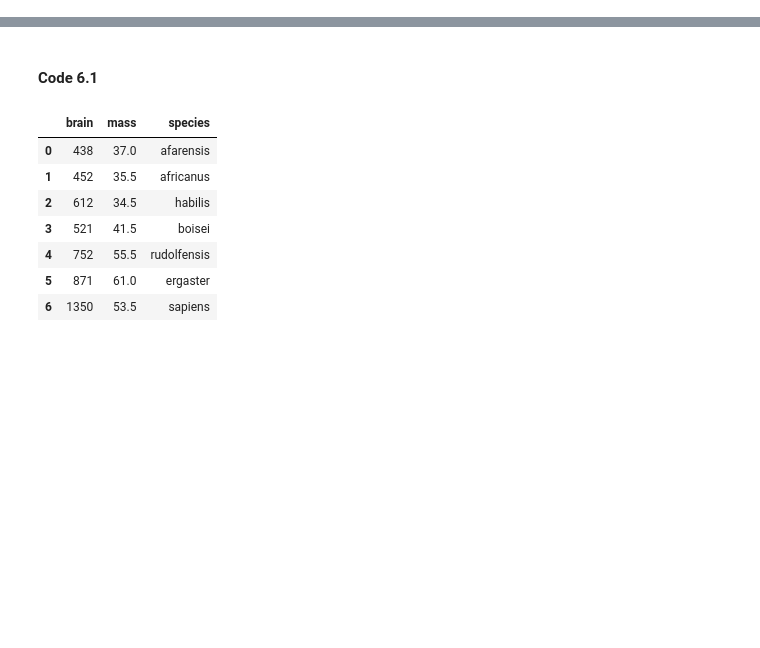
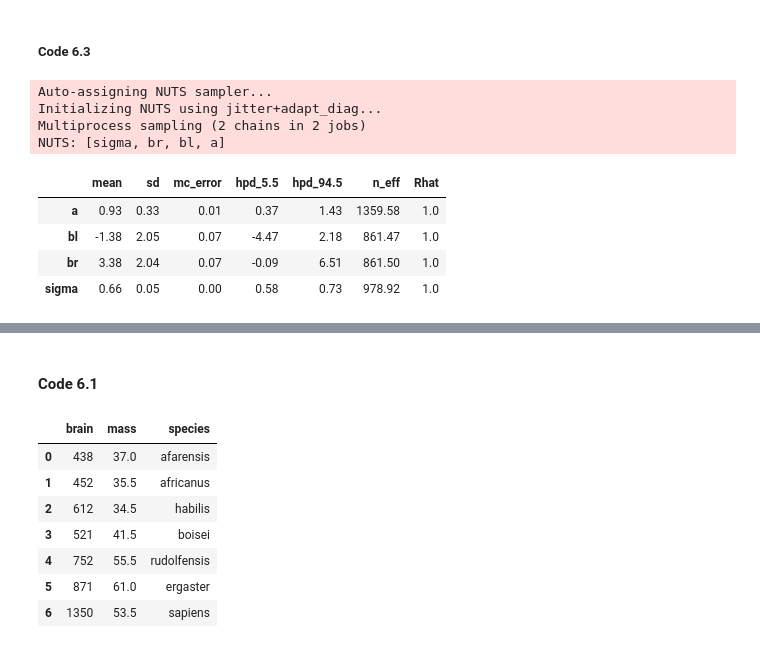
Before and after one commit to baheredia/resources, a Jupyter notebook: Rethinking/Chp_06.ipynb, the cells around one changed output, grey strips where cells are left out. Saved outputs shown, nothing was run; the diff lists cells and outputs as text; code cells hidden in the pictures; blank space fills up the shorter version.

```diff
--- a/Rethinking/Chp_06.ipynb
+++ b/Rethinking/Chp_06.ipynb
@@ -16,0 +60,24 @@ plt.style.use(['seaborn-colorblind', 'seaborn-darkgrid'])
+# %% [markdown]
+##### Code 6.3
+# %%
+with pm.Model() as m6_1:
+    a = pm.Normal('a', mu=10, sd=100)
+    bl = pm.Normal('bl', mu=2, sd=10)
+    br = pm.Normal('br', mu=2, sd=10)
+    mu = pm.Deterministic('mu', a + bl * d['leg_left'] + br * d['leg_right'])
+    sigma = pm.Exponential('sigma', lam=1)
+    height = pm.Normal('height', mu=mu, sigma=sigma, observed=d['height'])
+
+    trace_6_1 = pm.sample(1000, tune=1000)
+
+pm.summary(trace_6_1, varnames=['a', 'bl', 'br', 'sigma'], alpha=0.11).round(2)
+# %% [output]
+Auto-assigning NUTS sampler...
+Initializing NUTS using jitter+adapt_diag...
+Multiprocess sampling (2 chains in 2 jobs)
+NUTS: [sigma, br, bl, a]
+|  | mean | sd | mc_error | hpd_5.5 | hpd_94.5 | n_eff | Rhat |
+| a | 0.93 | 0.33 | 0.01 | 0.37 | 1.43 | 1359.58 | 1.0 |
+| bl | -1.38 | 2.05 | 0.07 | -4.47 | 2.18 | 861.47 | 1.0 |
+| br | 3.38 | 2.04 | 0.07 | -0.09 | 6.51 | 861.50 | 1.0 |
+| sigma | 0.66 | 0.05 | 0.00 | 0.58 | 0.73 | 978.92 | 1.0 |
```
Also changed, not shown: parts of 20 cells of this notebook.
